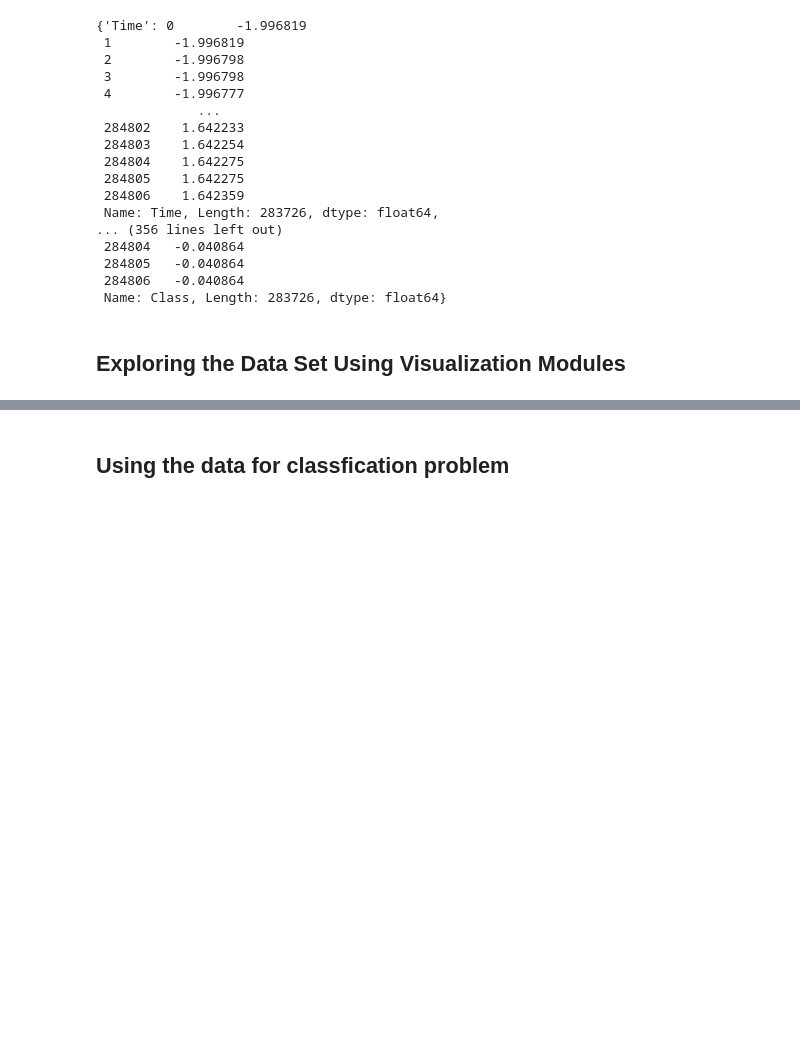
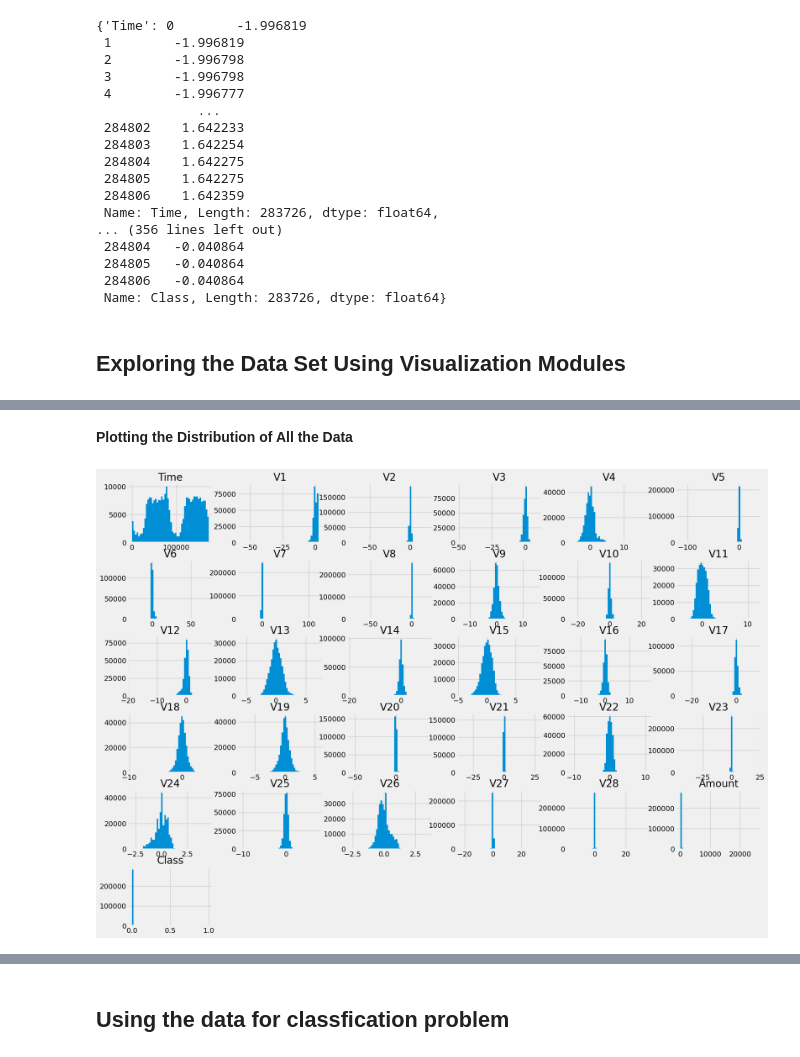
Before and after one commit to ZiadMAlsawy/ML_Project, a Jupyter notebook: Task_2.ipynb, the cells around one changed output, grey strips where cells are left out. Drawn from its saved outputs; the diff is of its cells as text; code cells hidden in the pictures; blank space fills up the shorter version.

```diff
--- a/Task_2.ipynb
+++ b/Task_2.ipynb
@@ -160,0 +184,7 @@ standered_Z_Score_Fetcher
+# %% [markdown]
+**Plotting the Distribution of All the Data**
+# %%
+creditCard.hist(bins=50, figsize=(20,15))
+plt.show()
+# %% [output]
+[figure, added]
```
Also changed, not shown: parts of 13 cells of this notebook.
